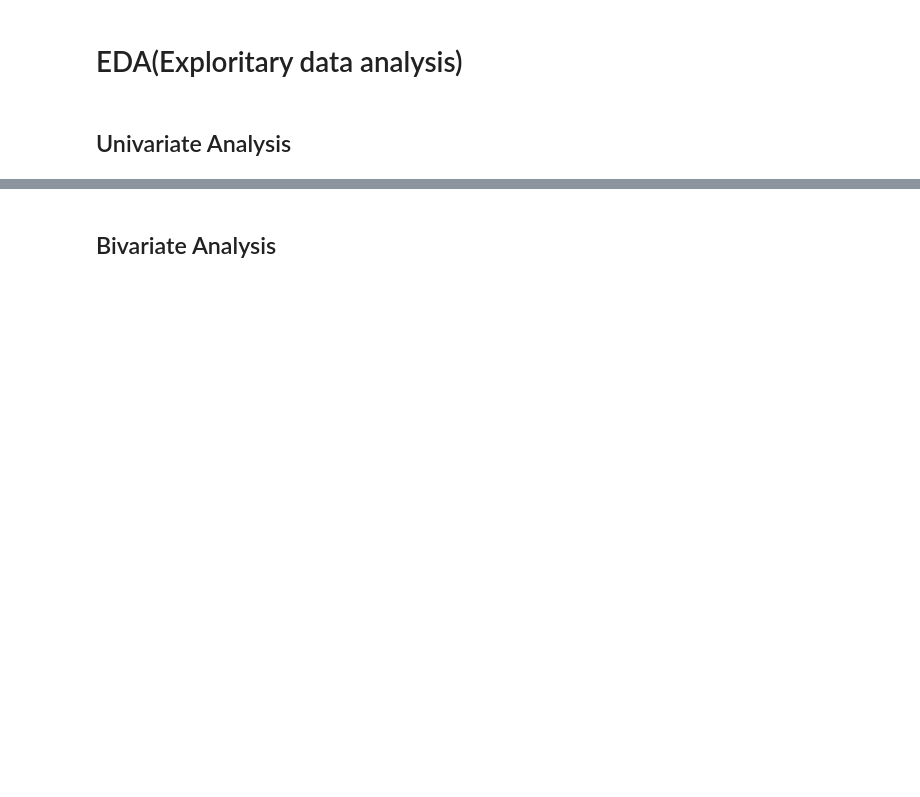
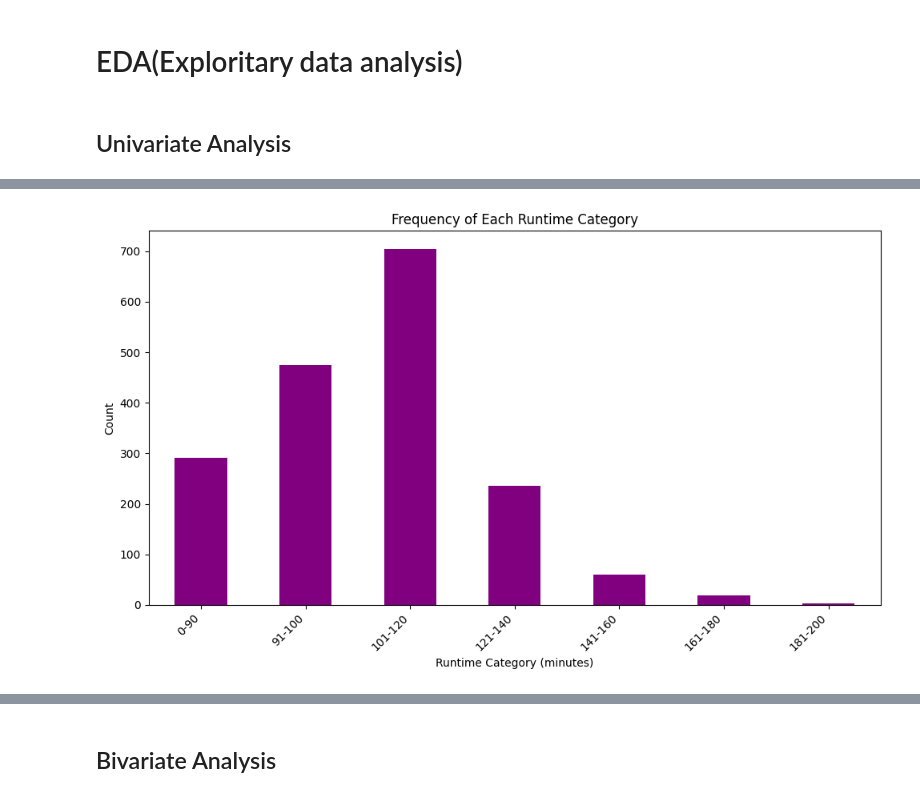
Before and after one commit to Churabros/Moringa_phase2_project, a Jupyter notebook: Phase_2_Project.ipynb, the cells around one changed output, grey strips where cells are left out. Drawn from its saved outputs; the diff is of its cells as text; code cells hidden in the pictures; blank space fills up the shorter version.

```diff
--- a/Phase_2_Project.ipynb
+++ b/Phase_2_Project.ipynb
@@ -466,0 +524,15 @@ The most frequent genre is 'Action' with 4 occurrences.
+# %%
+
+runtime_category_counts = merged_df['runtime_category'].value_counts().sort_index()
+
+# Plot the frequency of each runtime category
+plt.figure(figsize=(10, 6))
+runtime_category_counts.plot(kind='bar', color='purple')
+plt.title('Frequency of Each Runtime Category')
+plt.xlabel('Runtime Category (minutes)')
+plt.ylabel('Count')
+plt.xticks(rotation=45, ha='right')
+plt.tight_layout()
+plt.show()
+# %% [output]
+[figure, added]
```
Also changed, not shown: parts of 55 cells of this notebook.
